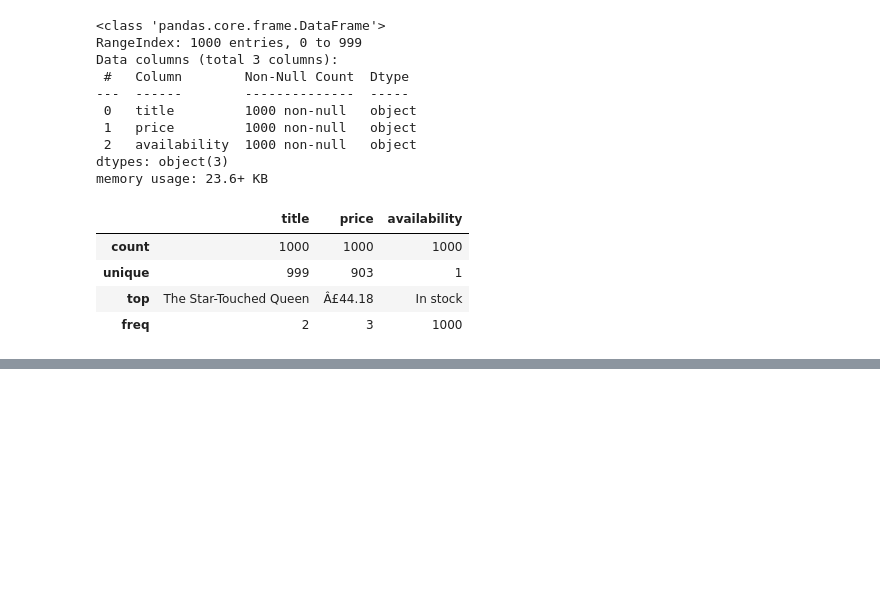
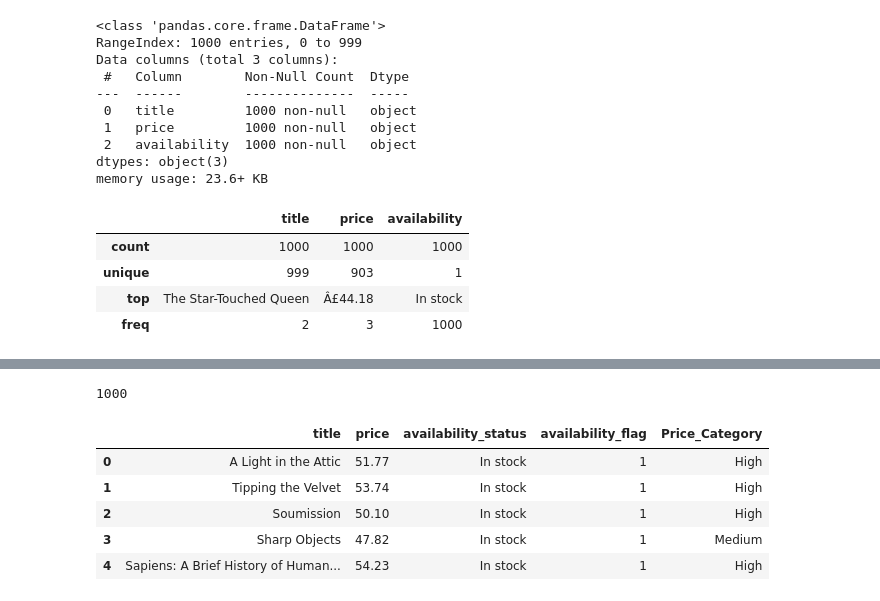
Before and after one commit to Kanna0409/Projects, a Jupyter notebook: The Book Analytics Project/scrape_books.ipynb, the cells around one changed output, grey strips where cells are left out. Saved outputs shown, nothing was run; the diff lists cells and outputs as text; code cells hidden in the pictures; blank space fills up the shorter version.

```diff
--- a/The Book Analytics Project/scrape_books.ipynb
+++ b/The Book Analytics Project/scrape_books.ipynb
@@ -288,0 +505,13 @@ df.describe(include="all")
+# %%
+len(ratings)
+# %% [output]
+1000
+# %%
+df_cleaned.head()
+# %% [output]
+|  | title | price | availability_status | availability_flag | Price_Category |
+| 0 | A Light in the Attic | 51.77 | In stock | 1 | High |
+| 1 | Tipping the Velvet | 53.74 | In stock | 1 | High |
+| 2 | Soumission | 50.10 | In stock | 1 | High |
+| 3 | Sharp Objects | 47.82 | In stock | 1 | Medium |
+| 4 | Sapiens: A Brief History of Human... | 54.23 | In stock | 1 | High |
```
Also changed, not shown: parts of 46 cells of this notebook, 3 other files.
